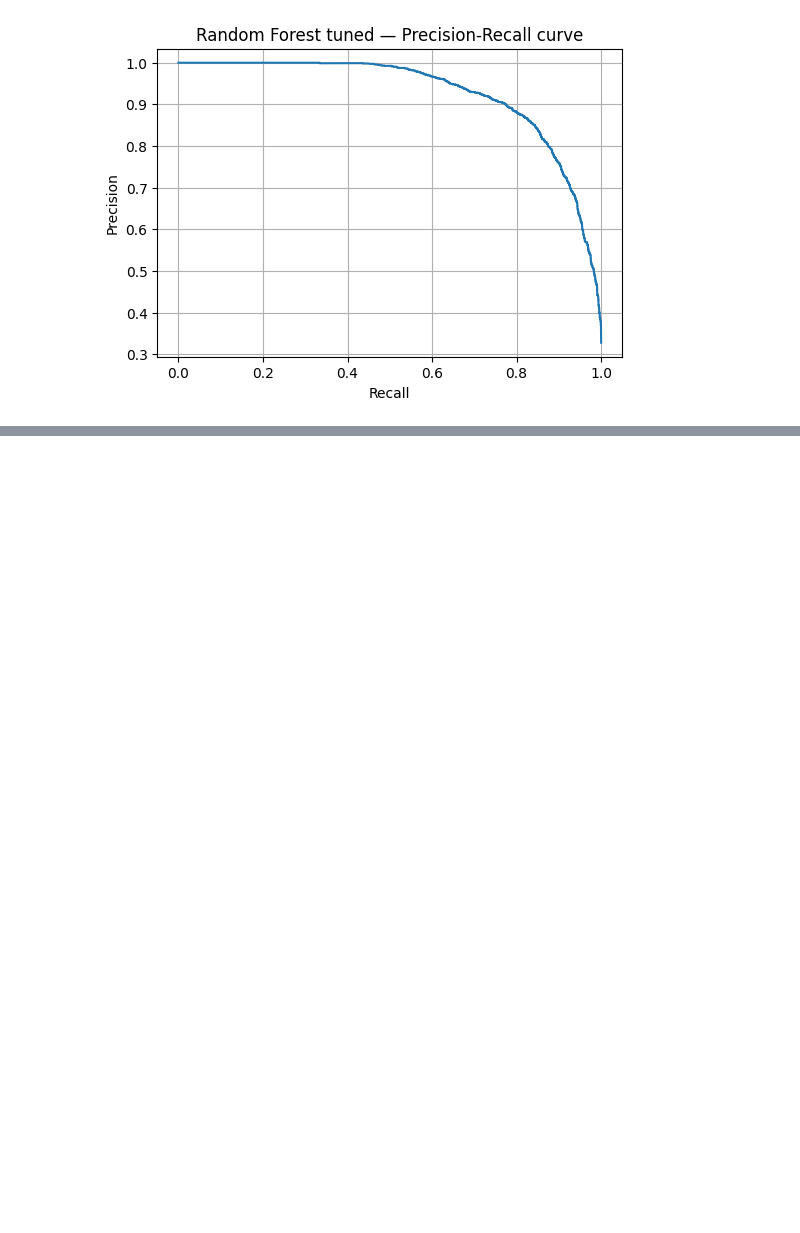
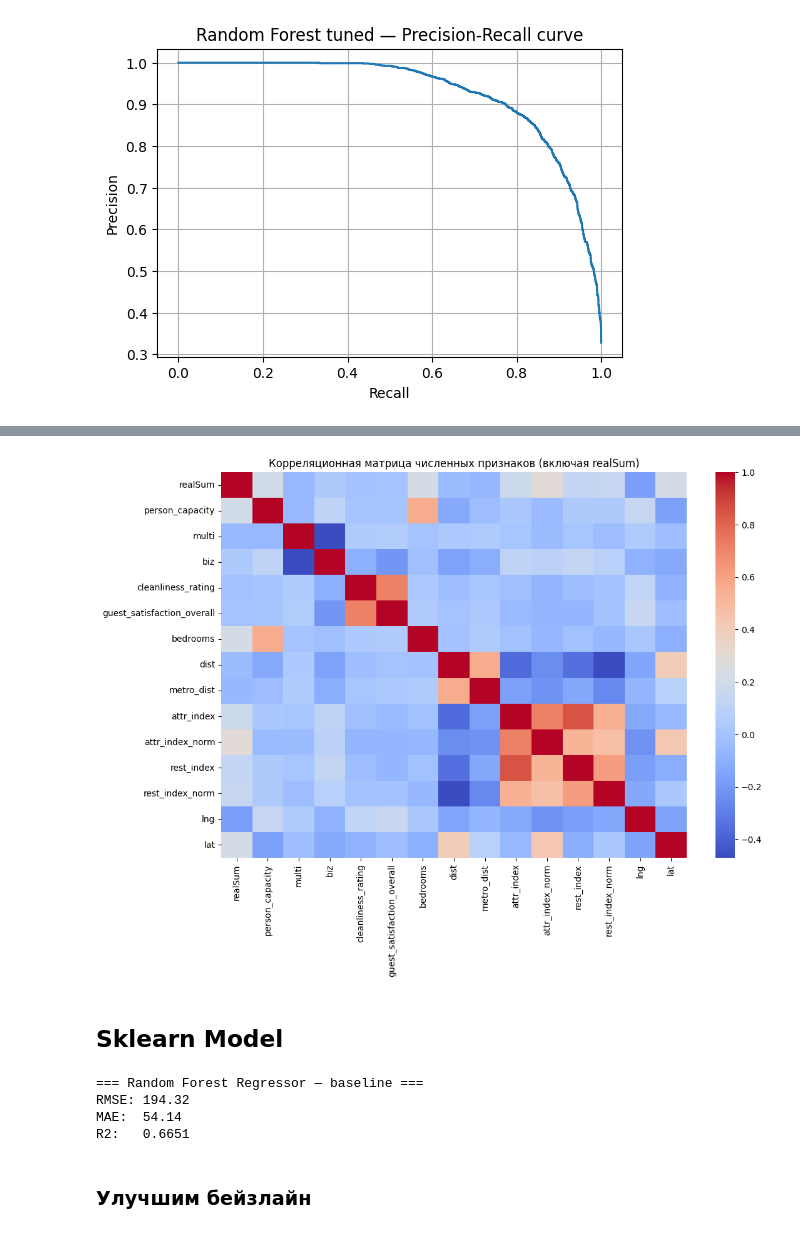
Before and after one commit to Riter/AI_Frameworks_university, a Jupyter notebook: Lab4_final.ipynb, the cells around one changed output, grey strips where cells are left out. Drawn from its saved outputs; the diff is of its cells as text; code cells hidden in the pictures; blank space fills up the shorter version.

```diff
--- a/Lab4.ipynb
+++ b/Lab4_final.ipynb
@@ -455,0 +872,16 @@ plt.show()
+# %%
+num_cols_all = df.select_dtypes(include=["int64", "float64"]).columns.tolist()
+corr = df[num_cols_all].corr()
+
+plt.figure(figsize=(12, 8))
+sns.heatmap(
+    corr,
+    annot=False,
+    cmap="coolwarm",
+)
+plt.title("Корреляционная матрица численных признаков (включая realSum)")
+plt.show()
+# %% [output]
+[figure, added]
+# %% [markdown]
+## Sklearn Model
@@ -455,0 +912,23 @@ plt.show()
+# %%
+mse_baseline = mean_squared_error(y_test, y_pred_baseline)
+rmse_baseline = np.sqrt(mse_baseline)
+mae_baseline = mean_absolute_error(y_test, y_pred_baseline)
+r2_baseline = r2_score(y_test, y_pred_baseline)
+
+baseline_metrics = {
+    "rmse": rmse_baseline,
+    "mae": mae_baseline,
+    "r2": r2_baseline,
+}
+
+print("=== Random Forest Regressor — baseline ===")
+print(f"RMSE: {rmse_baseline:.2f}")
+print(f"MAE:  {mae_baseline:.2f}")
+print(f"R2:   {r2_baseline:.4f}")
+# %% [output]
+=== Random Forest Regressor — baseline ===
+RMSE: 194.32
+MAE:  54.14
+R2:   0.6651
+# %% [markdown]
+### Улучшим бейзлайн
```
Also changed, not shown: parts of 33 cells of this notebook, 8 other files.
